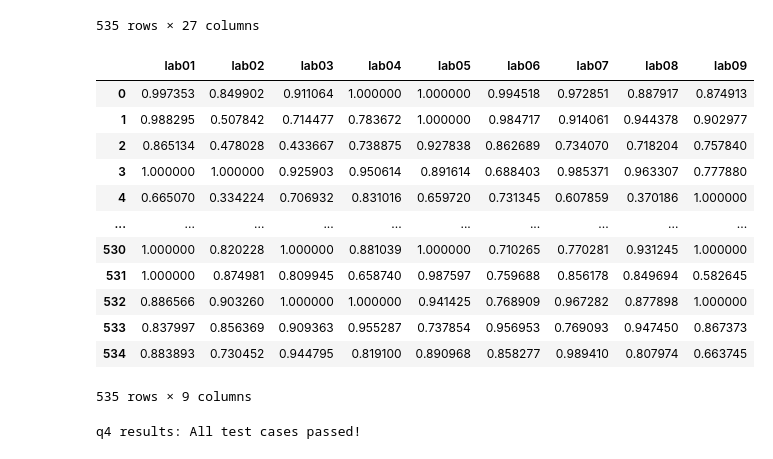
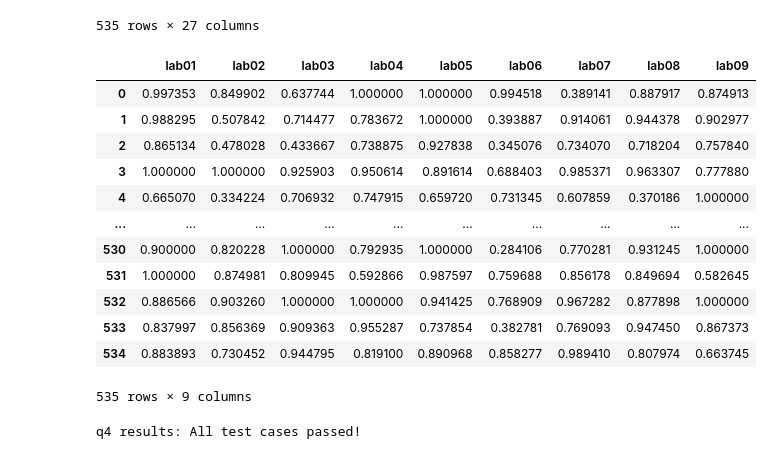
Before and after one commit to Sweekrit-B/dsc80-2025-fa, a Jupyter notebook: projects/proj01/project.ipynb, the cells around one changed output. Drawn from its saved outputs; the diff is of its cells as text; code cells hidden in the pictures.

```diff
--- a/projects/proj01/project.ipynb
+++ b/projects/proj01/project.ipynb
@@ -376,50 +393,53 @@ labs
 def penalty(val):
     # Convert to timedelta if not already
     val = pd.to_timedelta(val)
-    # No penalty if on time or less than 2 hours late
+    # Between 2 hours and 1 week
     if val > pd.Timedelta(hours=2) and val <= pd.Timedelta(weeks=1):
         return 0.9
     # More than 1 week late but less than 2 weeks late
     elif val > pd.Timedelta(weeks=1) and val <= pd.Timedelta(weeks=2):
         return 0.7
     # More than 2 weeks late
     elif val > pd.Timedelta(weeks=2):
         return 0.4
 
 # Define a function that determines the score for a single lab on a per row basis
 def lab_score(row):
     total_score = 0
     total_points = 0
     lateness_multiplier = 1
     for col in row.index:
         if 'Max Points' in col:
             total_points += row[col]
         elif 'Lateness' in col:
             time = pd.to_timedelta(row[col])
             lateness_multipler = penalty(time) if penalty(time) else 1
         else: # it's a score column
             total_score += row[col]
-    return total_score / total_points * lateness_multiplier
+    score = total_score / total_points
+    changed_score = score * lateness_multipler
+    # print(changed_score)
+    return changed_score
 
 # Step 1: transpose the database so that labs are rows and students are columns
 # Step 2: group by lab name (and ignore the free response part of the name
 # Step 3: aggregate by applying the lab_score function defined above
 # Step 4: transpose back so that students are rows and labs are columns
 # Step 5: fill NaNs with 0 (in case a student didn't do a lab)
 per_lab = labs.T.groupby(lambda x: x.split()[0]).agg(lab_score).T.fillna(0)
 per_lab
 # %% [output]
 |  | lab01 | lab02 | lab03 | lab04 | lab05 | lab06 | lab07 | lab08 | lab09 |
-| 0 | 0.997353 | 0.849902 | 0.911064 | 1.000000 | 1.000000 | 0.994518 | 0.972851 | 0.887917 | 0.874913 |
-| 1 | 0.988295 | 0.507842 | 0.714477 | 0.783672 | 1.000000 | 0.984717 | 0.914061 | 0.944378 | 0.902977 |
-| 2 | 0.865134 | 0.478028 | 0.433667 | 0.738875 | 0.927838 | 0.862689 | 0.734070 | 0.718204 | 0.757840 |
+| 0 | 0.997353 | 0.849902 | 0.637744 | 1.000000 | 1.000000 | 0.994518 | 0.389141 | 0.887917 | 0.874913 |
+| 1 | 0.988295 | 0.507842 | 0.714477 | 0.783672 | 1.000000 | 0.393887 | 0.914061 | 0.944378 | 0.902977 |
+| 2 | 0.865134 | 0.478028 | 0.433667 | 0.738875 | 0.927838 | 0.345076 | 0.734070 | 0.718204 | 0.757840 |
 | 3 | 1.000000 | 1.000000 | 0.925903 | 0.950614 | 0.891614 | 0.688403 | 0.985371 | 0.963307 | 0.777880 |
-| 4 | 0.665070 | 0.334224 | 0.706932 | 0.831016 | 0.659720 | 0.731345 | 0.607859 | 0.370186 | 1.000000 |
+| 4 | 0.665070 | 0.334224 | 0.706932 | 0.747915 | 0.659720 | 0.731345 | 0.607859 | 0.370186 | 1.000000 |
 | ... | ... | ... | ... | ... | ... | ... | ... | ... | ... |
-| 530 | 1.000000 | 0.820228 | 1.000000 | 0.881039 | 1.000000 | 0.710265 | 0.770281 | 0.931245 | 1.000000 |
-| 531 | 1.000000 | 0.874981 | 0.809945 | 0.658740 | 0.987597 | 0.759688 | 0.856178 | 0.849694 | 0.582645 |
+| 530 | 0.900000 | 0.820228 | 1.000000 | 0.792935 | 1.000000 | 0.284106 | 0.770281 | 0.931245 | 1.000000 |
+| 531 | 1.000000 | 0.874981 | 0.809945 | 0.592866 | 0.987597 | 0.759688 | 0.856178 | 0.849694 | 0.582645 |
 | 532 | 0.886566 | 0.903260 | 1.000000 | 1.000000 | 0.941425 | 0.768909 | 0.967282 | 0.877898 | 1.000000 |
-| 533 | 0.837997 | 0.856369 | 0.909363 | 0.955287 | 0.737854 | 0.956953 | 0.769093 | 0.947450 | 0.867373 |
+| 533 | 0.837997 | 0.856369 | 0.909363 | 0.955287 | 0.737854 | 0.382781 | 0.769093 | 0.947450 | 0.867373 |
 | 534 | 0.883893 | 0.730452 | 0.944795 | 0.819100 | 0.890968 | 0.858277 | 0.989410 | 0.807974 | 0.663745 |
 535 rows × 9 columns
 # %%
```
Also changed, not shown: parts of 8 cells of this notebook, 2 other files.
